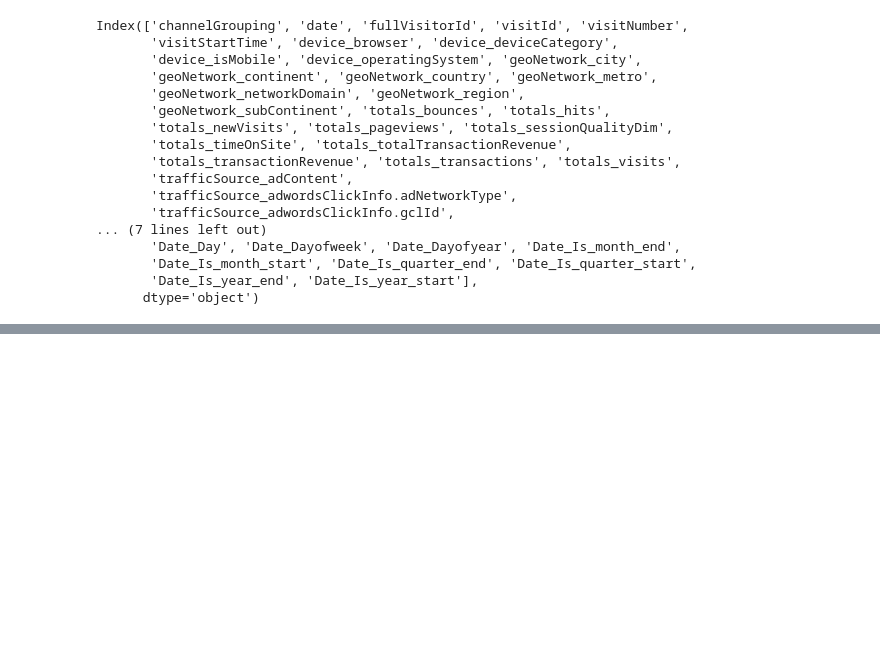
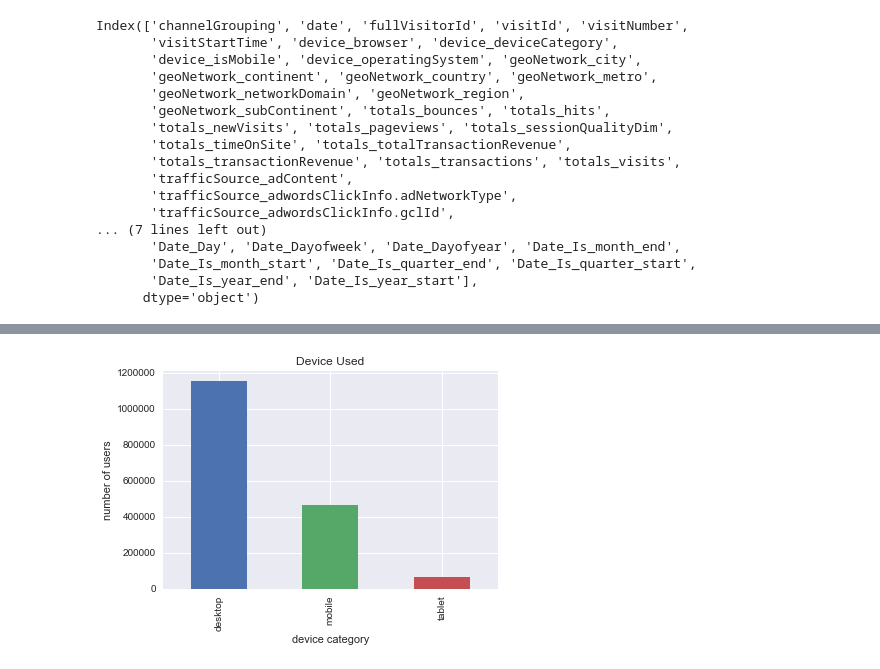
Before and after one commit to george2179/comp4651-project, a Jupyter notebook: comp4651-project.ipynb, the cells around one changed output, grey strips where cells are left out. Saved outputs shown, nothing was run; the diff lists cells and outputs as text; code cells hidden in the pictures; blank space fills up the shorter version.

```diff
--- a/comp4651-project.ipynb
+++ b/comp4651-project.ipynb
@@ -108,0 +121,12 @@ plt.show()
+# %%
+Device_used = train_data.groupby('device_deviceCategory')['visitId'].nunique().sort_values(ascending=False).head(10)
+
+Device_used.plot.bar()
+
+plt.title("Device Used")
+plt.xlabel("device category")
+plt.ylabel("number of users")
+
+plt.show()
+# %% [output]
+[figure, added]
```
Also changed, not shown: parts of 7 cells of this notebook.
